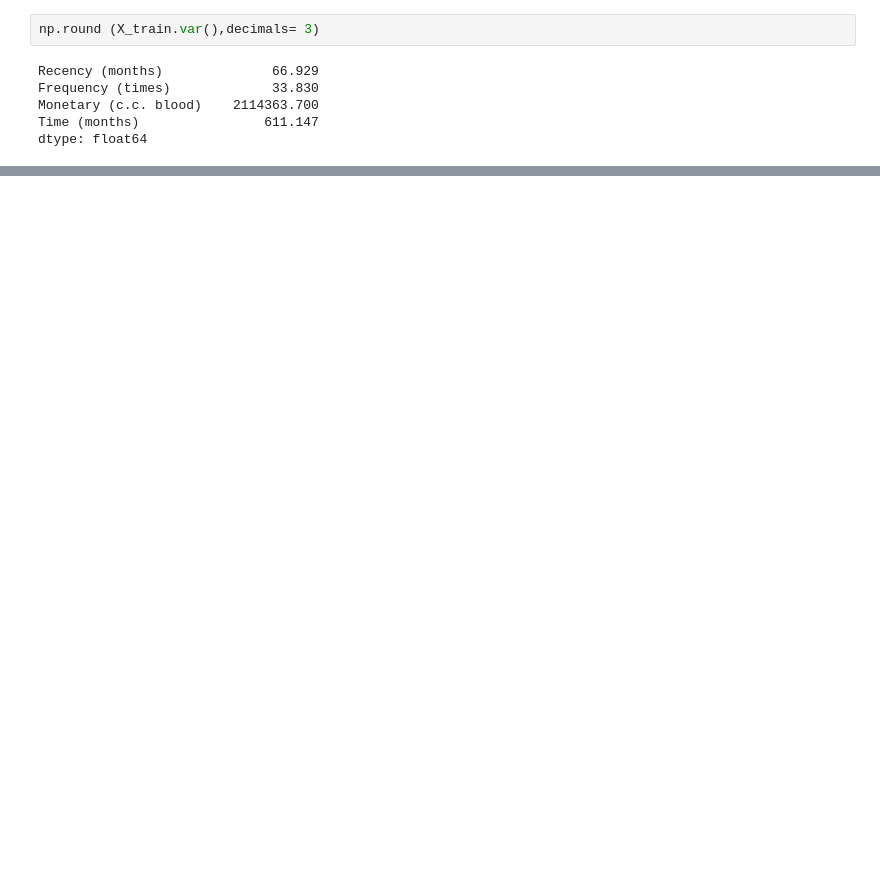
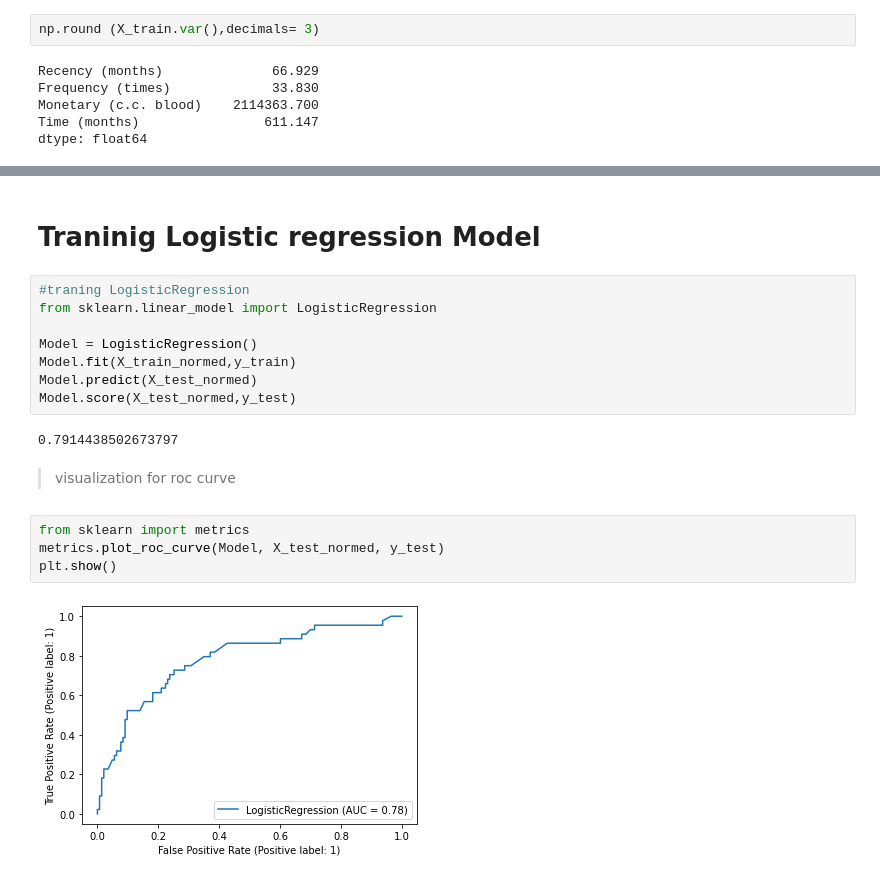
Before and after one commit to AnasElshaer01/Blood-donation, a Jupyter notebook: Predict-Blood-Donation .ipynb, the cells around one changed output, grey strips where cells are left out. Cells and saved outputs as stored; diff of their text form; blank space fills up the shorter version.

```diff
--- a/Predict-Blood-Donation .ipynb
+++ b/Predict-Blood-Donation .ipynb
@@ -138,0 +147,20 @@ dtype: float64
+# %% [markdown]
+# Traninig Logistic regression Model
+# %%
+#traning LogisticRegression
+from sklearn.linear_model import LogisticRegression
+
+Model = LogisticRegression()
+Model.fit(X_train_normed,y_train)
+Model.predict(X_test_normed)
+Model.score(X_test_normed,y_test)
+# %% [output]
+0.7914438502673797
+# %% [markdown]
+>visualization for roc curve
+# %%
+from sklearn import metrics
+metrics.plot_roc_curve(Model, X_test_normed, y_test)
+plt.show()
+# %% [output]
+[figure, added]
```
Also changed, not shown: parts of 18 cells of this notebook.
